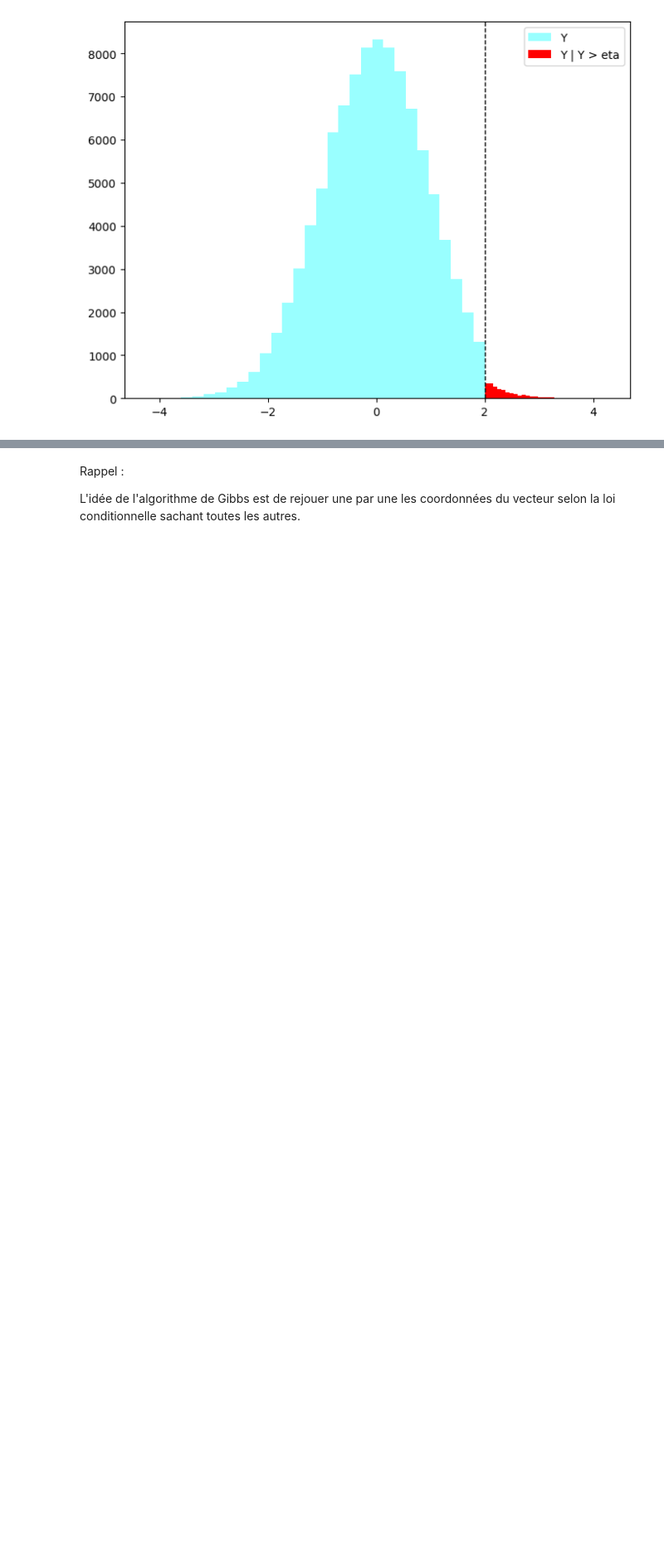
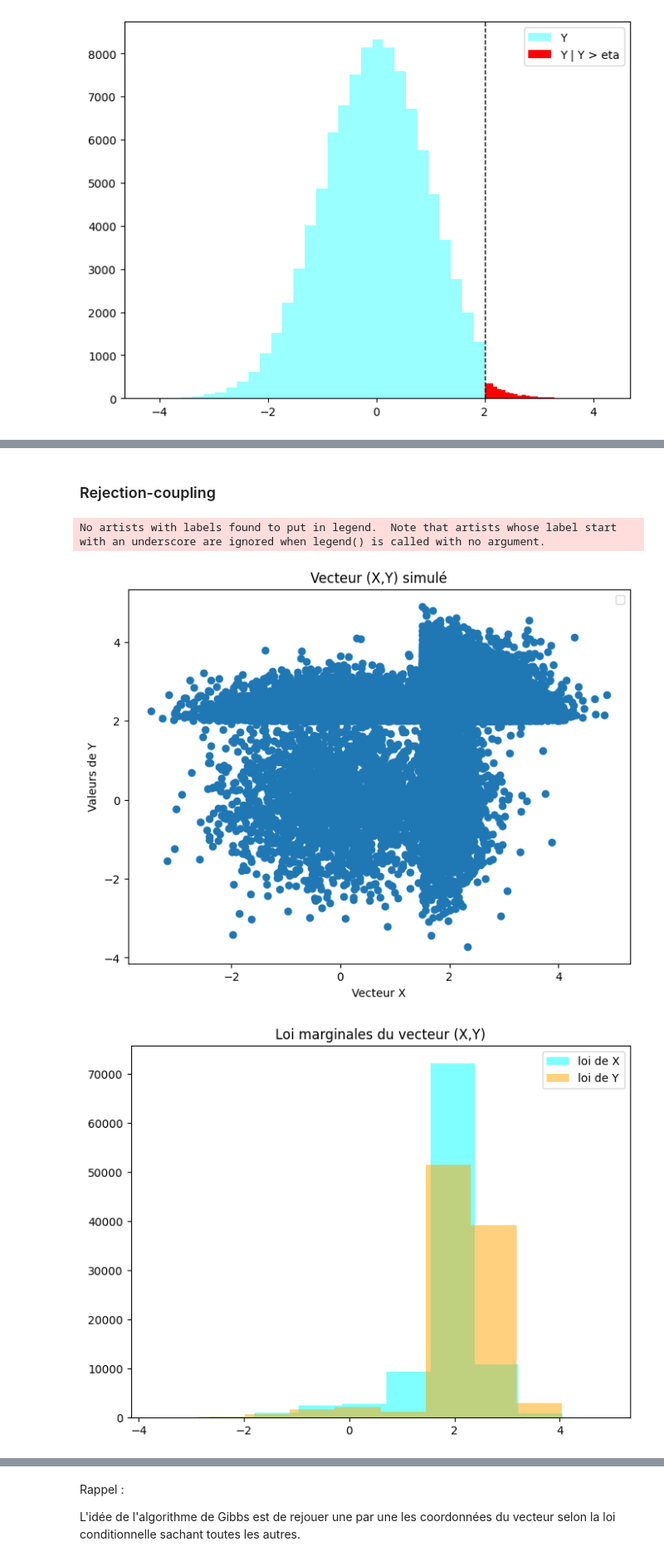
Before and after one commit to AugustinCablant/Monte-Carlo-project, a Jupyter notebook: notebook.ipynb, the cells around one changed output, grey strips where cells are left out. Shown at 83% size. Cells and saved outputs as stored; diff of their text form; code cells hidden in the pictures; blank space fills up the shorter version.

Commit message:
Application 1 : rejection-coupling

```diff
--- a/notebook.ipynb
+++ b/notebook.ipynb
@@ -326,0 +323,8 @@ NameError: name 'x' is not defined
+# %% [markdown]
+### Rejection-coupling
+# %%
+def alpha(z):
+    return((z+np.sqrt(z**2 + 4))/2)
+# %%
+def fonction(x, z):
+    return(np.exp(-(x-alpha(z))**2/2))
@@ -326,0 +364,31 @@ NameError: name 'x' is not defined
+# %%
+n = 10**5  #nombre de simulations
+mu, eta = 1.5, 2
+
+p, q = stats.norm(), stats.norm()
+# %%
+valeurs_de_X = []
+valeurs_de_Y = []
+for _ in tqdm(range(n)):
+    X, Y = RejectionCoupling_application1(p, q, mu, eta)
+    valeurs_de_X.append(X)
+    valeurs_de_Y.append(Y)
+
+plt.figure(figsize=(8,6))
+plt.scatter(valeurs_de_X, valeurs_de_Y)
+plt.xlabel("Vecteur X")
+plt.ylabel("Valeurs de Y")
+plt.title("Vecteur (X,Y) simulé")
+plt.legend()
+plt.show()
+
+plt.figure(figsize=(8,6))
+plt.hist(valeurs_de_X, color = "cyan", alpha = 0.5, label = "loi de X")
+plt.hist(valeurs_de_Y, color = "orange", alpha = 0.5,  label = "loi de Y")
+plt.title("Loi marginales du vecteur (X,Y)")
+plt.legend()
+plt.show()
+# %% [output]
+No artists with labels found to put in legend.  Note that artists whose label start with an underscore are ignored when legend() is called with no argument.
+[figure, added]
+[figure, added]
```
Also changed, not shown: parts of 10 cells of this notebook.
